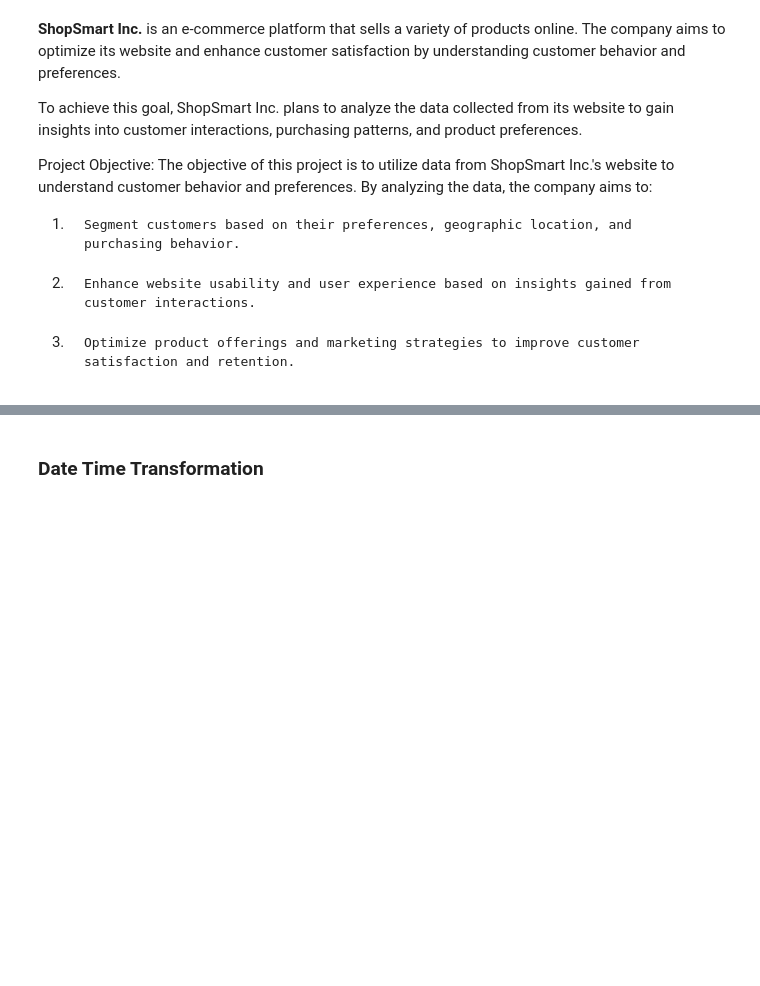
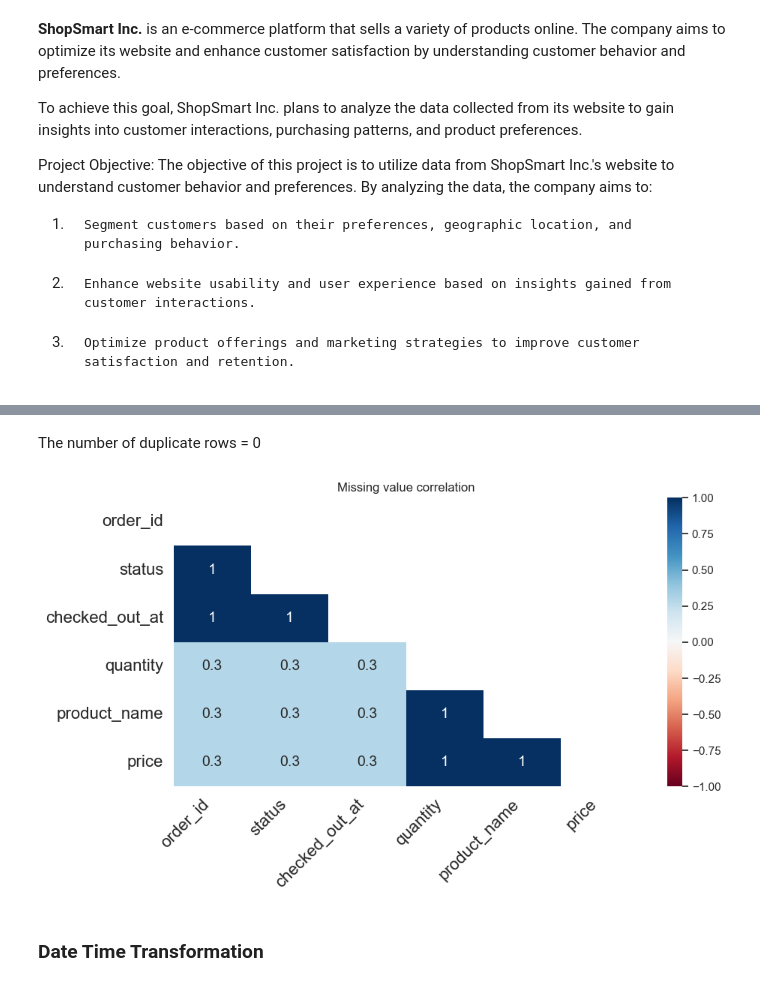
Before and after one commit to imabiodun/customer_data, a Jupyter notebook: customer_eda.ipynb, the cells around one changed output, grey strips where cells are left out. Saved outputs shown, nothing was run; the diff lists cells and outputs as text; code cells hidden in the pictures; blank space fills up the shorter version.

```diff
--- a/customer_eda.ipynb
+++ b/customer_eda.ipynb
@@ -42,14 +54,16 @@ from  IPython.display import display,Markdown
 # %%
-warnings.filterwarnings('ignore')
+warnings.filterwarnings('ignore') # ignores warnings
+
+sns.set_theme(style="white") # Set the theme style to "white"
+
+sns.set_palette("pastel") # Set the palette to "pastel"
 
 def printmd(value):
-    display(Markdown(value))
-
-sns.set_theme(style="white", palette="pastel")
-
-sns.set_palette('dark')
+    """return Markdown"""
+    return display(Markdown(value))
 
 def get_continent(location):
+    """returns continent of country value"""
     for obj in all_countries:
         if obj['Country Name'] == location:
             return obj['Continent Name']
@@ -60,8 +74,11 @@ def get_continent(location):
             return 'North America'
         return 'Other Islands'
 
+
 def added_removed(feature_name1):
-    product_added = pd.pivot(data=new_data[new_data['event_type'] == 'add_to_cart'], values=feature_name1,columns='continent').mode().stack()[0]
+    """return dataframe of 'added to cart' products and 'removed from cart' values """
+    product_added = pd.pivot(data=new_data[new_data['event_type'] == 'add_to_cart'],
+                             values=feature_name1,columns='continent').mode().stack()[0]
     product_removed = pd.pivot(
         data=new_data[new_data['event_type'] == 'remove_from_cart'],
         values=feature_name1, columns='continent').mode().stack()[0]
@@ -70,10 +87,12 @@ def added_removed(feature_name1):
         ignore_index=True,names=['added to cart','removed from cart'])
 
     printmd('Each **CONTINENT** and the product customers **ADDED TO AND REMOVED FROM CART**:\n')
-    display(product_result.reset_index().rename(columns={'level_0': 'continent', 0: 'added to cart',1:'removed from cart'}))
+    display(product_result.reset_index().rename(
+        columns={'level_0': 'continent', 0: 'added to cart',1:'removed from cart'}))
     print('')
 
 def get_max_n_min_product(feature,feature_name):
+    """returns least and most """
     brand_max =  new_data[new_data['event_type'] == feature]['brand'].mode()[0]
     brand_min = new_data[new_data['event_type'] == feature]['brand'].value_counts().idxmin()
     res_max = new_data[new_data['event_type'] == feature]['product_name'].mode()[0]
@@ -86,11 +105,13 @@ def get_max_n_min_product(feature,feature_name):
     printmd('The ***least {} product*** is **{}**'.format(feature_name,res_min))
 
 def unlock_df(df_name):
+    """extracts json file and returns transformed file as dataframes"""
     new_data = df_name['event_data'].apply(json.loads)
     event_df = pd.DataFrame(item for item in new_data)
     return event_df
 
 def visited_checkout_product(feature_name1):
+    """returns visited and checked out values"""
     product_visit = pd.pivot(data=event_visit_type, values=feature_name1, columns='continent').mode().stack()[0]
     product_checkout = pd.pivot(data=checkedout, values=feature_name1, columns='continent').mode().stack()[0]
     product_result = pd.concat([product_visit,product_checkout],axis=1, ignore_index=True,names=['visit','checkout'])
@@ -101,5 +122,6 @@ def visited_checkout_product(feature_name1):
     printmd('Three brands seem to be the most visited in the continents. More of these brands should be made available to the continents and countries.')
 
 def get_percentages(d_series):
+    """returns series percentages of input Series values)"""
     return round(d_series/d_series.sum()*100,2)
 # %% [markdown]
@@ -146,3 +266 @@ printmd('**Missing Value Percentages**')
-# %%
-new_data['quantity'] = new_data['quantity'].fillna(0).astype(int)
 # %%
@@ -152,7 +292,11 @@ new_data.describe(exclude='number').T
 # %%
 printmd(f'The number of duplicate rows = {len(new_data[new_data.duplicated()])}')
+# %% [output]
+The number of duplicate rows = 0
 # %%
-ax = missingno.heatmap(new_data,figsize=(10,5))
+ax = missingno.heatmap(new_data,figsize=(10,5)).set_title('Missing value correlation')
+# %% [output]
+[figure, added]
 # %%
 new_data['currency'] = new_data['currency'].astype('category')
 # %% [markdown]
```
Also changed, not shown: parts of 137 cells of this notebook.
